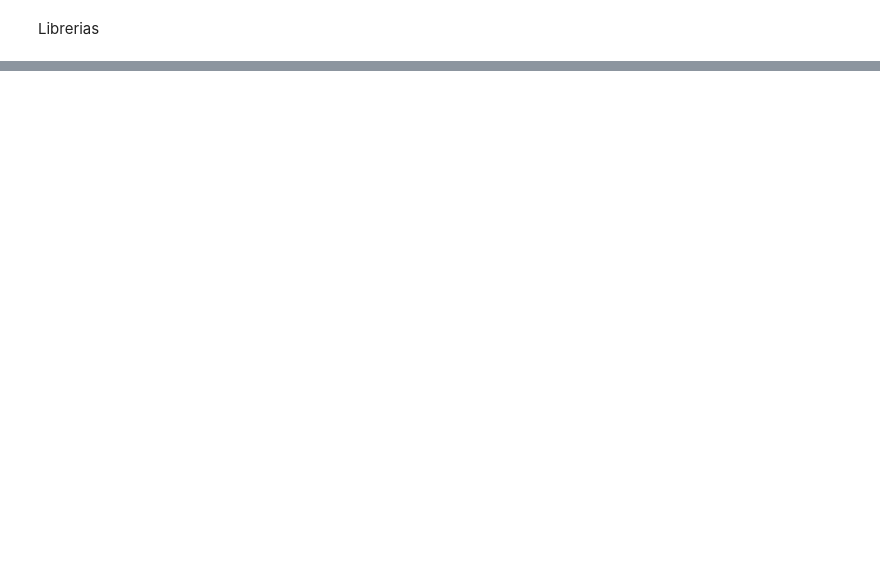
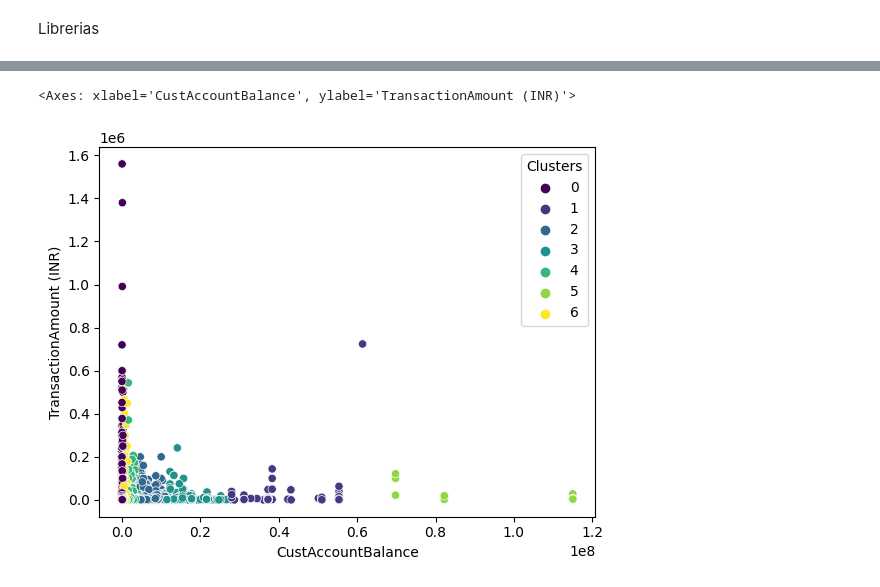
Before and after one commit to aleg001/Lab7-IA, a Jupyter notebook: Lab7.ipynb, the cells around one changed output, grey strips where cells are left out. Drawn from its saved outputs; the diff is of its cells as text; code cells hidden in the pictures; blank space fills up the shorter version.

```diff
--- a/Lab7.ipynb
+++ b/Lab7.ipynb
@@ -191,0 +201,4 @@ import pandas as pd
+# %%
+km=KMeans(n_clusters=7)
+y_predicted = km.fit_predict(BankCSV[['CustAccountBalance','TransactionAmount (INR)']])
+y_predicted
@@ -191,0 +217,6 @@ import pandas as pd
+# %%
+BankCSV['Clusters'] = km.labels_
+sns.scatterplot(x="CustAccountBalance", y="TransactionAmount (INR)",hue = 'Clusters',  data=BankCSV,palette='viridis')
+# %% [output]
+<Axes: xlabel='CustAccountBalance', ylabel='TransactionAmount (INR)'>
+[figure, added]
```
Also changed, not shown: parts of 11 cells of this notebook.
